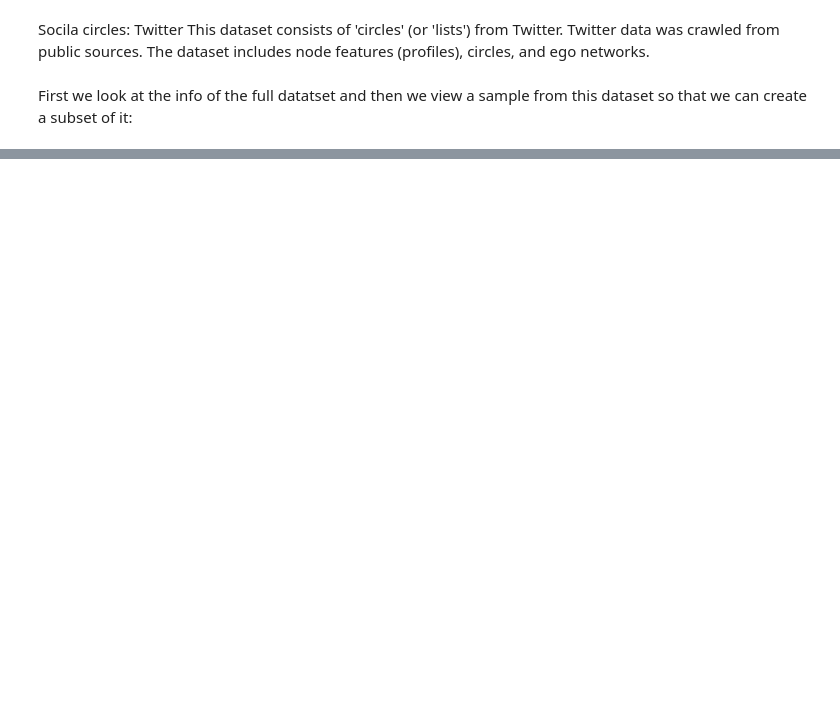
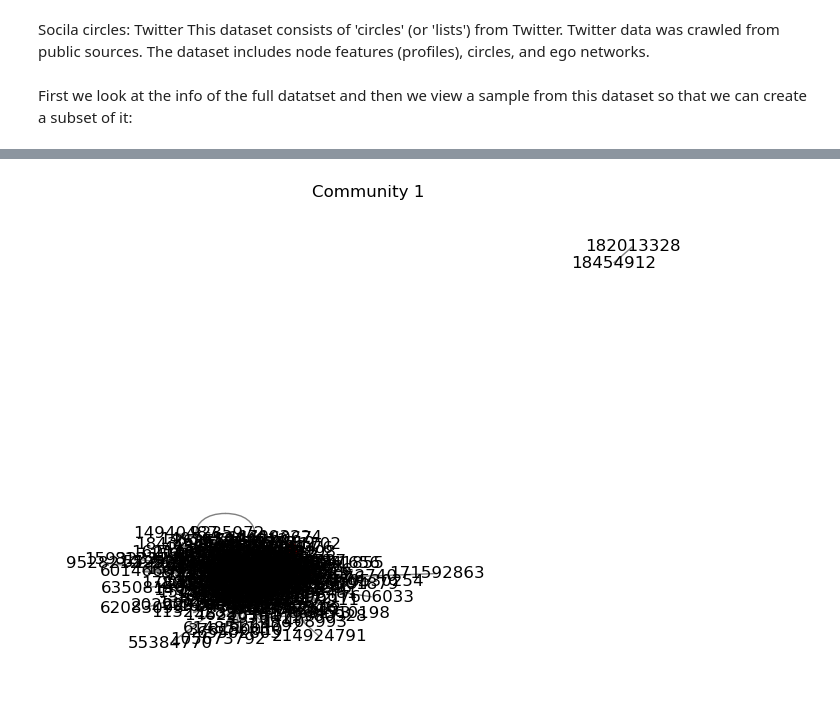
Before and after one commit to TiagoBarrosGarcia/ADC_Project_Group11, a Jupyter notebook: ego-Twitter_Grupo11.ipynb, the cells around one changed output, grey strips where cells are left out. Saved outputs shown, nothing was run; the diff lists cells and outputs as text; code cells hidden in the pictures; blank space fills up the shorter version.

```diff
--- a/ego-Twitter_Grupo11.ipynb
+++ b/ego-Twitter_Grupo11.ipynb
@@ -151,0 +338,8 @@ if __name__ == "__main__":
+# %%
+# Compute centrality measures
+degree_centrality = nx.degree_centrality(subset_G)
+
+# Identify top nodes in each community
+for idx, community in enumerate(communities):
+    top_node = max(community, key=lambda node: degree_centrality[node])
+    print(f"Community {idx + 1}: Top node {top_node} (Degree Centrality: {degree_centrality[top_node]:.3f})")
@@ -151,0 +354,15 @@ if __name__ == "__main__":
+# %%
+# Intra-community edges
+def intra_community_edges(graph, community):
+    return graph.subgraph(community).number_of_edges()
+
+# Inter-community edges
+def inter_community_edges(graph, community1, community2):
+    return len([
+        (u, v) for u in community1 for v in community2 if graph.has_edge(u, v)
+    ])
+
+# Compute edge metrics
+for idx, community in enumerate(communities):
+    intra_edges = intra_community_edges(subset_G, community)
+    print(f"Community {idx + 1}: {len(community)} nodes, {intra_edges} intra-community edges")
@@ -151,0 +377,18 @@ if __name__ == "__main__":
+# %%
+def visualize_single_community(graph, community, title):
+    pos = nx.spring_layout(graph)
+    nx.draw(
+        graph, pos,
+        nodelist=community,
+        node_color="red",
+        with_labels=True,
+        node_size=50,
+        edge_color="gray"
+    )
+    plt.title(title)
+    plt.show()
+
+# Visualize a specific community
+visualize_single_community(subset_G, communities[0], "Community 1")
+# %% [output]
+[figure, added]
```
Also changed, not shown: parts of 12 cells of this notebook.
